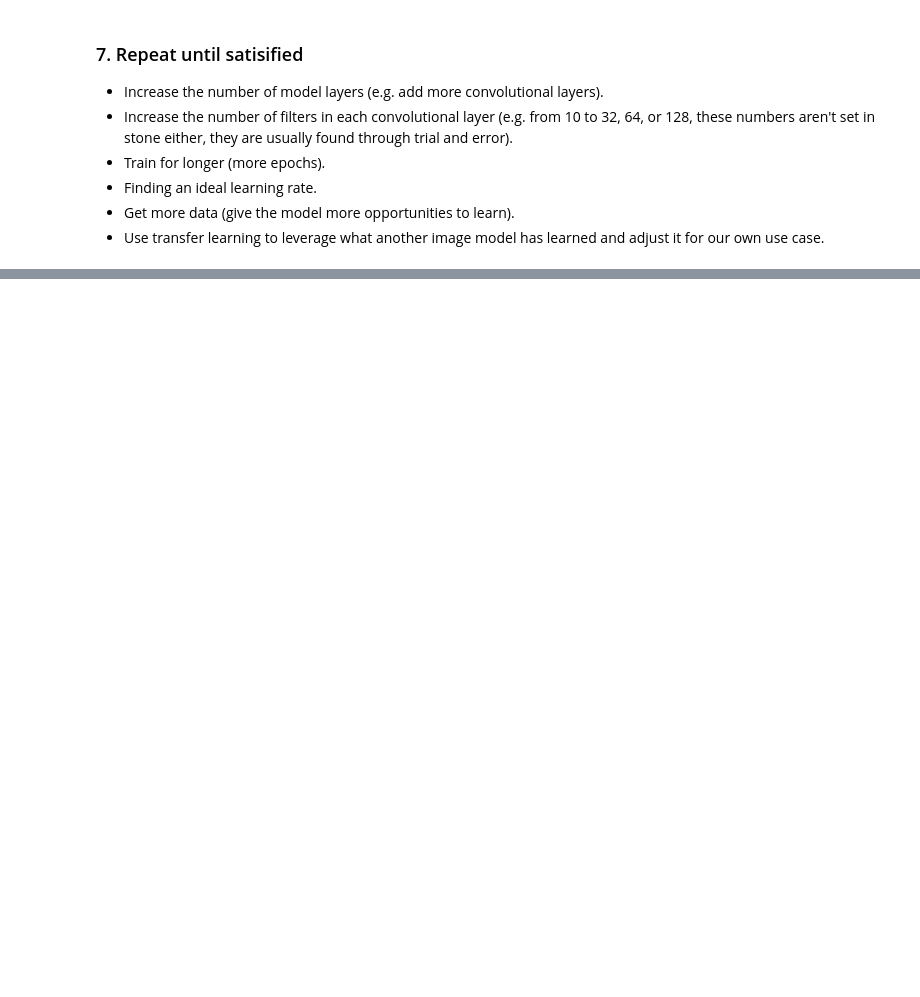
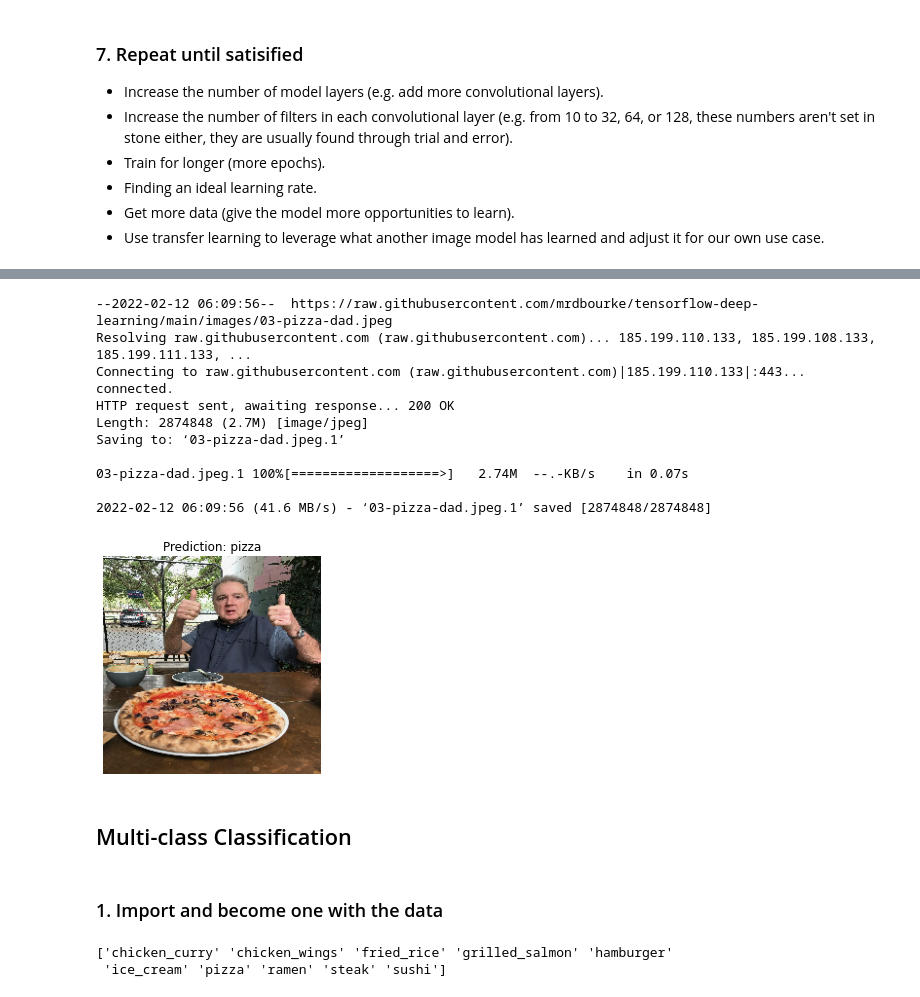
Before and after one commit to ML20220207/udemy_TF, a Jupyter notebook: 03_1_Convolutional_Neural_Networks_and_Computer_Vision.ipynb, the cells around one changed output, grey strips where cells are left out. Saved outputs shown, nothing was run; the diff lists cells and outputs as text; code cells hidden in the pictures; blank space fills up the shorter version.

```diff
--- a/03_1_Convolutional_Neural_Networks_and_Computer_Vision.ipynb
+++ b/03_1_Convolutional_Neural_Networks_and_Computer_Vision.ipynb
@@ -529,0 +663,20 @@ plt.axis(False);
+# %%
+# Download another test image and make a prediction on it
+!wget https://raw.githubusercontent.com/mrdbourke/tensorflow-deep-learning/main/images/03-pizza-dad.jpeg
+pred_and_plot(model_5, "03-pizza-dad.jpeg", class_names)
+# %% [output]
+--2022-02-12 06:09:56--  https://raw.githubusercontent.com/mrdbourke/tensorflow-deep-learning/main/images/03-pizza-dad.jpeg
+Resolving raw.githubusercontent.com (raw.githubusercontent.com)... 185.199.110.133, 185.199.108.133, 185.199.111.133, ...
+Connecting to raw.githubusercontent.com (raw.githubusercontent.com)|185.199.110.133|:443... connected.
+HTTP request sent, awaiting response... 200 OK
+Length: 2874848 (2.7M) [image/jpeg]
+Saving to: ‘03-pizza-dad.jpeg.1’
+
+03-pizza-dad.jpeg.1 100%[===================>]   2.74M  --.-KB/s    in 0.07s
+
+2022-02-12 06:09:56 (41.6 MB/s) - ‘03-pizza-dad.jpeg.1’ saved [2874848/2874848]
+[figure, added]
+# %% [markdown]
+## Multi-class Classification
+# %% [markdown]
+### 1. Import and become one with the data
@@ -529,0 +703,10 @@ plt.axis(False);
+# %%
+# Get the class names for our multi-class dataset
+import pathlib
+import numpy as np
+data_dir = pathlib.Path(train_dir)
+class_names = np.array(sorted([item.name for item in data_dir.glob('*')]))
+print(class_names)
+# %% [output]
+['chicken_curry' 'chicken_wings' 'fried_rice' 'grilled_salmon' 'hamburger'
+ 'ice_cream' 'pizza' 'ramen' 'steak' 'sushi']
```
Also changed, not shown: parts of 60 cells of this notebook.
